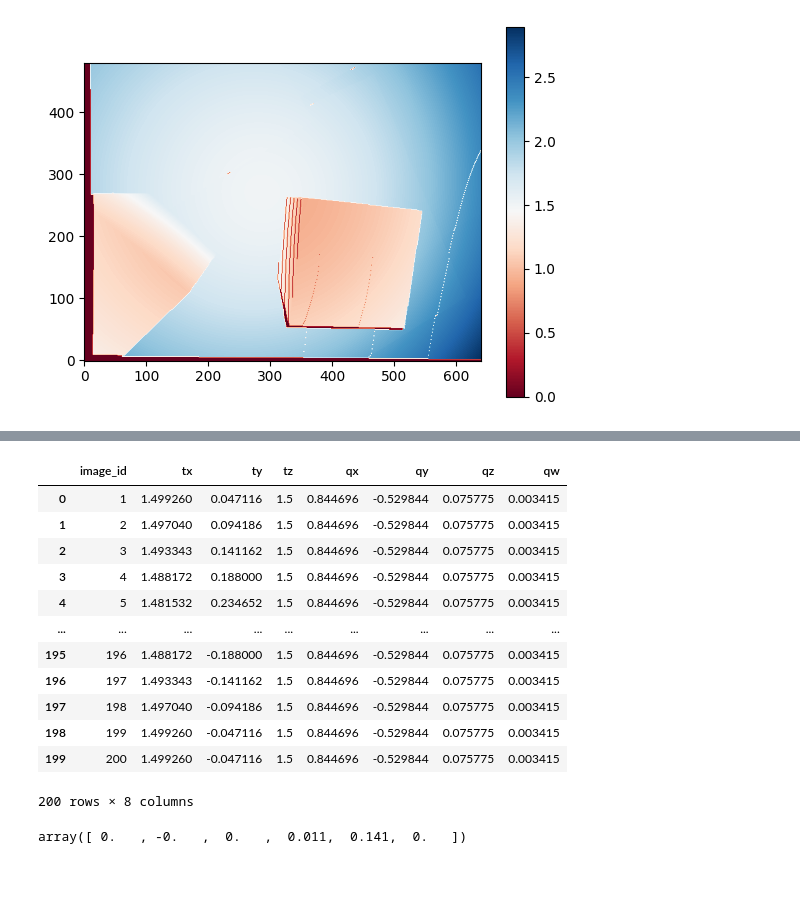
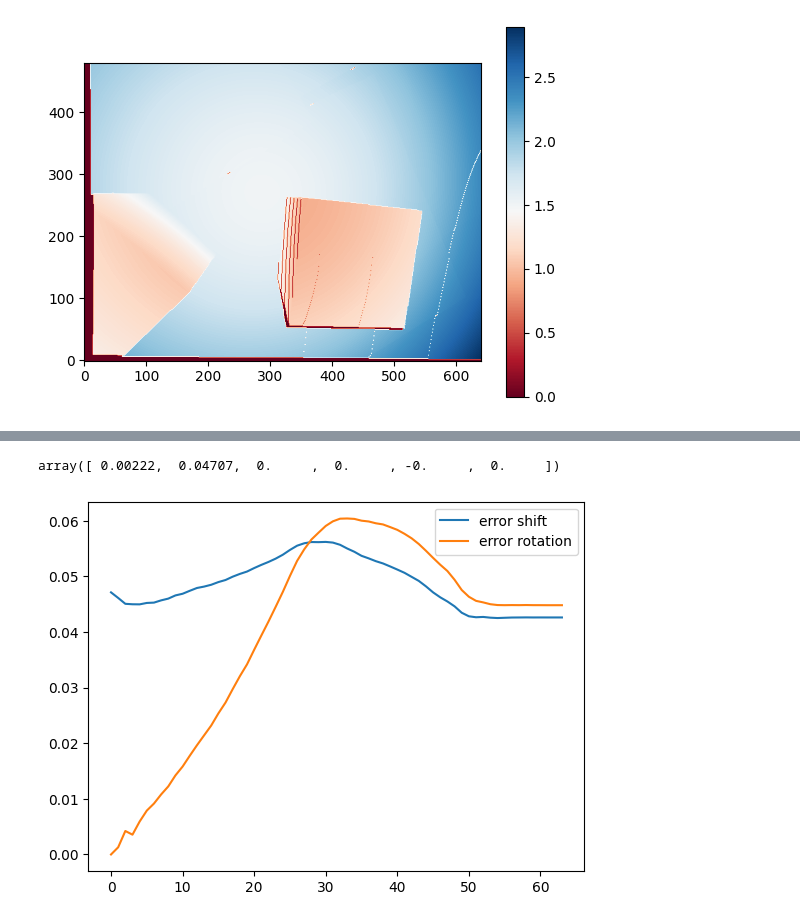
Before and after one commit to GerasimovIV/dense_image_aligment, a Jupyter notebook: ReprojectionExample.ipynb, the cells around one changed output, grey strips where cells are left out. Cells and saved outputs as stored; diff of their text form; code cells hidden in the pictures; blank space fills up the shorter version.

```diff
--- a/ReprojectionExample.ipynb
+++ b/ReprojectionExample.ipynb
@@ -146,21 +166,3 @@ plt.show()
-# %%
-root_data_gt = Path('./datasets/Multi-FoV/info')
-groundtruth = pd.read_csv(str(root_data_gt / 'groundtruth.txt'), names=['image_id', 'tx', 'ty', 'tz', 'qx', 'qy', 'qz', 'qw'], sep=" ")
-groundtruth
-# %% [output]
-|  | image_id | tx | ty | tz | qx | qy | qz | qw |
-| 0 | 1 | 1.499260 | 0.047116 | 1.5 | 0.844696 | -0.529844 | 0.075775 | 0.003415 |
-| 1 | 2 | 1.497040 | 0.094186 | 1.5 | 0.844696 | -0.529844 | 0.075775 | 0.003415 |
-| 2 | 3 | 1.493343 | 0.141162 | 1.5 | 0.844696 | -0.529844 | 0.075775 | 0.003415 |
-| 3 | 4 | 1.488172 | 0.188000 | 1.5 | 0.844696 | -0.529844 | 0.075775 | 0.003415 |
-| 4 | 5 | 1.481532 | 0.234652 | 1.5 | 0.844696 | -0.529844 | 0.075775 | 0.003415 |
-| ... | ... | ... | ... | ... | ... | ... | ... | ... |
-| 195 | 196 | 1.488172 | -0.188000 | 1.5 | 0.844696 | -0.529844 | 0.075775 | 0.003415 |
-| 196 | 197 | 1.493343 | -0.141162 | 1.5 | 0.844696 | -0.529844 | 0.075775 | 0.003415 |
-| 197 | 198 | 1.497040 | -0.094186 | 1.5 | 0.844696 | -0.529844 | 0.075775 | 0.003415 |
-| 198 | 199 | 1.499260 | -0.047116 | 1.5 | 0.844696 | -0.529844 | 0.075775 | 0.003415 |
-| 199 | 200 | 1.499260 | -0.047116 | 1.5 | 0.844696 | -0.529844 | 0.075775 | 0.003415 |
-200 rows × 8 columns
 # %%
 def get_relative_transformation(id_1, id_2, data: pd.DataFrame) -> np.ndarray:
 
@@ -192,11 +194,21 @@ def get_relative_transformation(id_1, id_2, data: pd.DataFrame) -> np.ndarray:
     q_rel = quaternion_mult(q_2, q_1_inv)
 
     T = np.zeros(6, dtype=np.float64)
-    T[-3:] = t_rel
-    T[:3] = Rotation.from_quat(q_rel).as_euler('xyz', degrees=False)
+    T[:3] = t_rel
+    T[-3:] = Rotation.from_quat(q_rel).as_euler('xyz', degrees=False)
     return T
+
+root_data_gt = Path('./datasets/Multi-FoV/info')
+groundtruth = pd.read_csv(str(root_data_gt / 'groundtruth.txt'), names=['image_id', 'tx', 'ty', 'tz', 'qx', 'qy', 'qz', 'qw'], sep=" ")
 # %%
-gt_p = get_relative_transformation(196, 200, groundtruth)
-gt_p.round(3)
+gt_p = get_relative_transformation(198, 200, groundtruth)
+gt_p.round(7)
 # %% [output]
-array([ 0.   , -0.   ,  0.   ,  0.011,  0.141,  0.   ])
+array([ 0.00222,  0.04707,  0.     ,  0.     , -0.     ,  0.     ])
+# %%
+plt.plot([np.linalg.norm(p[:3] - gt_p[:3]) for p in ps], label='error shift')
+plt.plot([np.linalg.norm(p[-3:] - gt_p[-3:]) for p in ps], label='error rotation')
+plt.legend(loc='best')
+plt.show()
+# %% [output]
+[figure, added]
```
Also changed, not shown: parts of 5 cells of this notebook.
